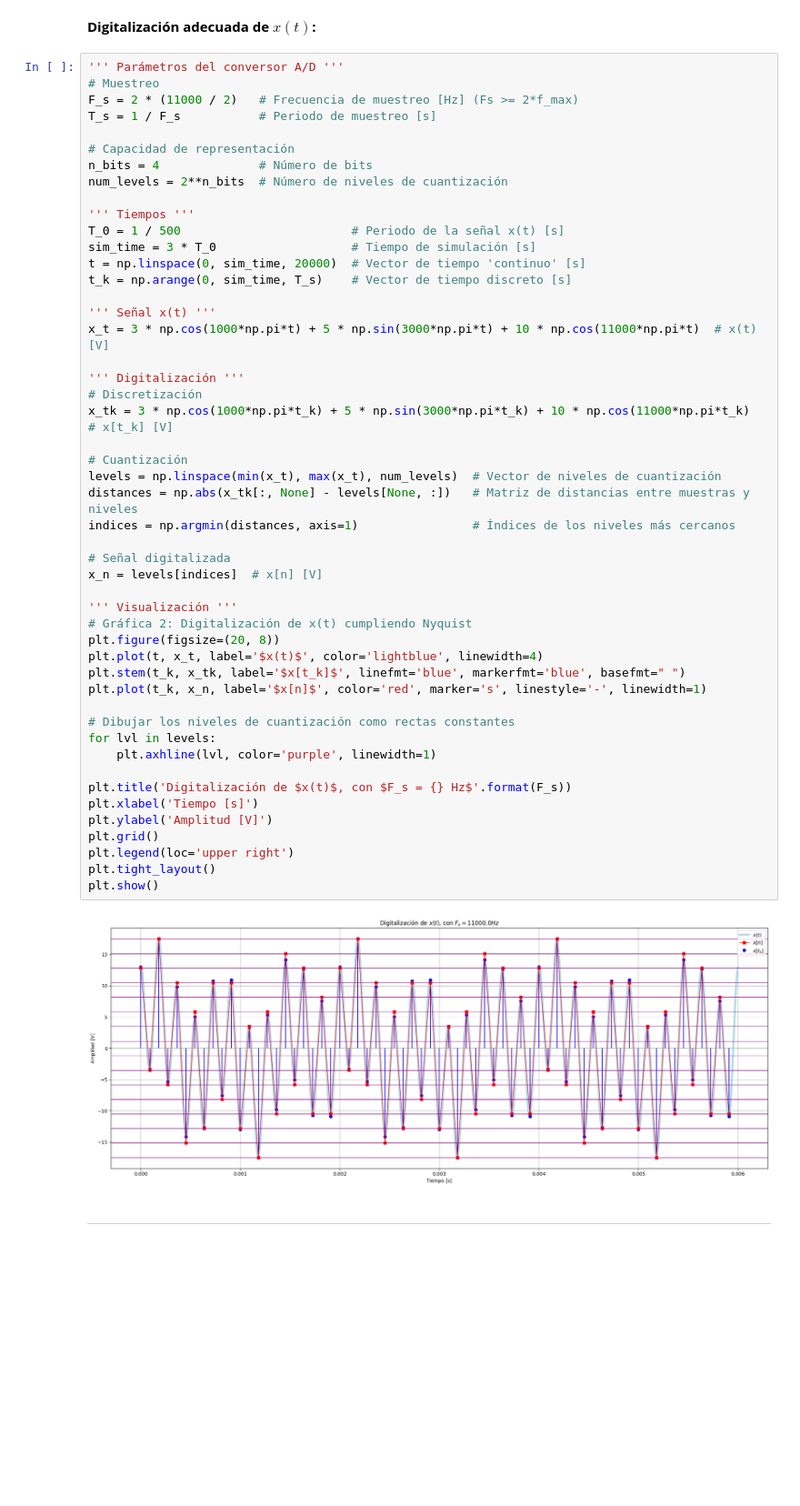
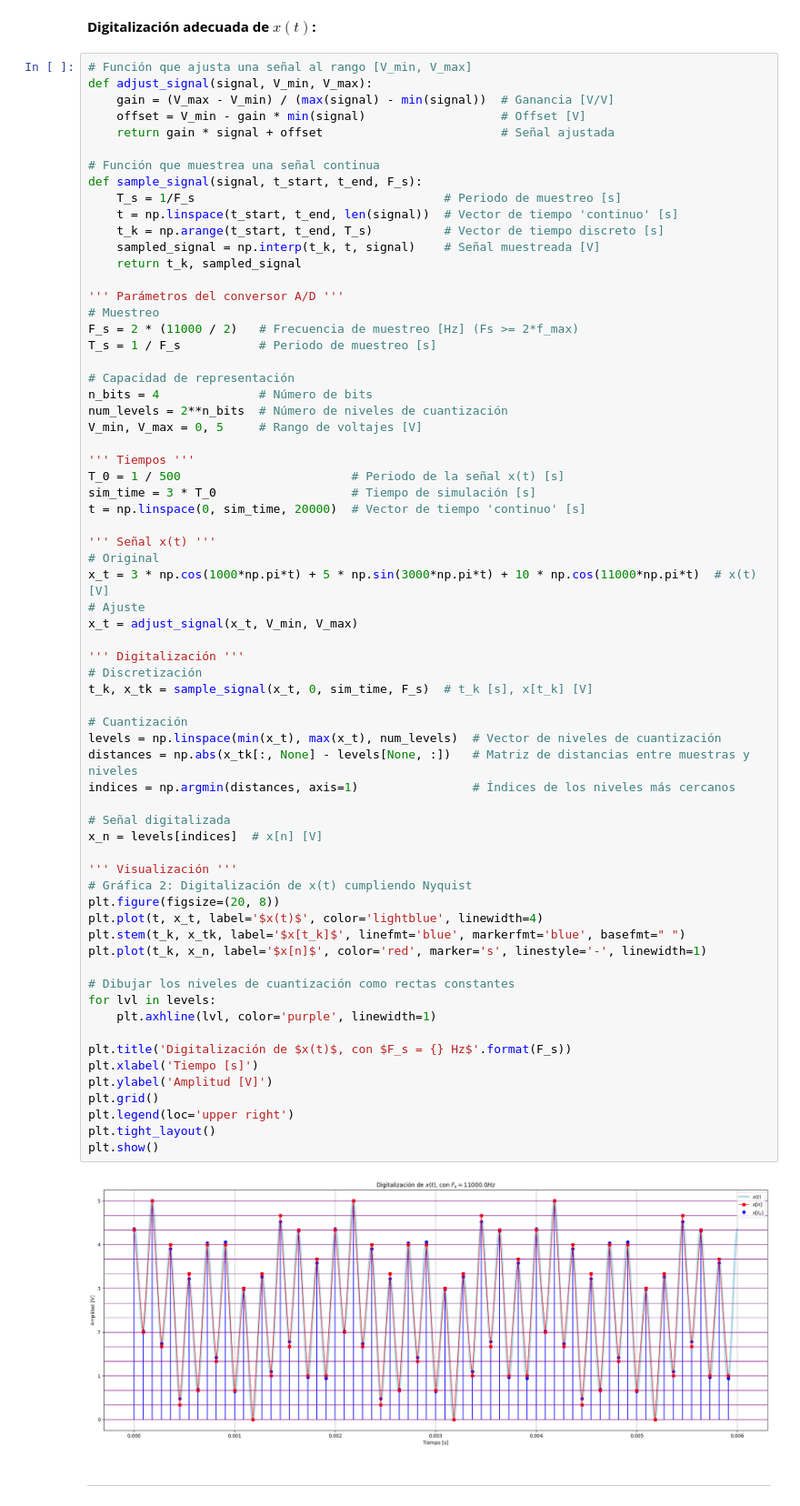
Before and after one commit to AlmondSund/SyS_2025_2, a Jupyter notebook: Parcial_1/Parcial1_SyS_2025_2.ipynb, the cells around one changed output. Shown at 91% size. Saved outputs shown, nothing was run; the diff lists cells and outputs as text; blank space fills up the shorter version.

```diff
--- a/Parcial_1/Parcial1_SyS_2025_2.ipynb
+++ b/Parcial_1/Parcial1_SyS_2025_2.ipynb
@@ -131,6 +131,20 @@ plt.show()
 # %% [markdown]
 **Digitalización adecuada de $x(t)$:**
 # %%
+# Función que ajusta una señal al rango [V_min, V_max]
+def adjust_signal(signal, V_min, V_max):
+	gain = (V_max - V_min) / (max(signal) - min(signal))  # Ganancia [V/V]
+	offset = V_min - gain * min(signal)                   # Offset [V]
+	return gain * signal + offset                         # Señal ajustada
+
+# Función que muestrea una señal continua
+def sample_signal(signal, t_start, t_end, F_s):
+	T_s = 1/F_s                                   # Periodo de muestreo [s]
+	t = np.linspace(t_start, t_end, len(signal))  # Vector de tiempo 'continuo' [s]
+	t_k = np.arange(t_start, t_end, T_s)          # Vector de tiempo discreto [s]
+	sampled_signal = np.interp(t_k, t, signal)    # Señal muestreada [V]
+	return t_k, sampled_signal
+
 ''' Parámetros del conversor A/D '''
 # Muestreo
 F_s = 2 * (11000 / 2)   # Frecuencia de muestreo [Hz] (Fs >= 2*f_max)
@@ -139,48 +153,51 @@ T_s = 1 / F_s           # Periodo de muestreo [s]
 # Capacidad de representación
 n_bits = 4              # Número de bits
 num_levels = 2**n_bits  # Número de niveles de cuantización
+V_min, V_max = 0, 5     # Rango de voltajes [V]
 
 ''' Tiempos '''
 T_0 = 1 / 500                        # Periodo de la señal x(t) [s]
 sim_time = 3 * T_0                   # Tiempo de simulación [s]
 t = np.linspace(0, sim_time, 20000)  # Vector de tiempo 'continuo' [s]
-t_k = np.arange(0, sim_time, T_s)    # Vector de tiempo discreto [s]
 
 ''' Señal x(t) '''
+# Original
 x_t = 3 * np.cos(1000*np.pi*t) + 5 * np.sin(3000*np.pi*t) + 10 * np.cos(11000*np.pi*t)  # x(t) [V]
+# Ajuste
+x_t = adjust_signal(x_t, V_min, V_max)
 
 ''' Digitalización '''
 # Discretización
-x_tk = 3 * np.cos(1000*np.pi*t_k) + 5 * np.sin(3000*np.pi*t_k) + 10 * np.cos(11000*np.pi*t_k)  # x[t_k] [V]
+t_k, x_tk = sample_signal(x_t, 0, sim_time, F_s)  # t_k [s], x[t_k] [V]
 
 # Cuantización
 levels = np.linspace(min(x_t), max(x_t), num_levels)  # Vector de niveles de cuantización
 distances = np.abs(x_tk[:, None] - levels[None, :])   # Matriz de distancias entre muestras y niveles
 indices = np.argmin(distances, axis=1)                # Índices de los niveles más cercanos
 
 # Señal digitalizada
 x_n = levels[indices]  # x[n] [V]
 
 ''' Visualización '''
 # Gráfica 2: Digitalización de x(t) cumpliendo Nyquist
 plt.figure(figsize=(20, 8))
 plt.plot(t, x_t, label='$x(t)$', color='lightblue', linewidth=4)
 plt.stem(t_k, x_tk, label='$x[t_k]$', linefmt='blue', markerfmt='blue', basefmt=" ")
 plt.plot(t_k, x_n, label='$x[n]$', color='red', marker='s', linestyle='-', linewidth=1)
 
 # Dibujar los niveles de cuantización como rectas constantes
 for lvl in levels:
 	plt.axhline(lvl, color='purple', linewidth=1)
 
 plt.title('Digitalización de $x(t)$, con $F_s = {} Hz$'.format(F_s))
 plt.xlabel('Tiempo [s]')
 plt.ylabel('Amplitud [V]')
 plt.grid()
 plt.legend(loc='upper right')
 plt.tight_layout()
 plt.show()
 # %% [output]
-[figure, old version]
+[figure, new version]
 # %% [markdown]
 ---
 # %% [markdown]
```
